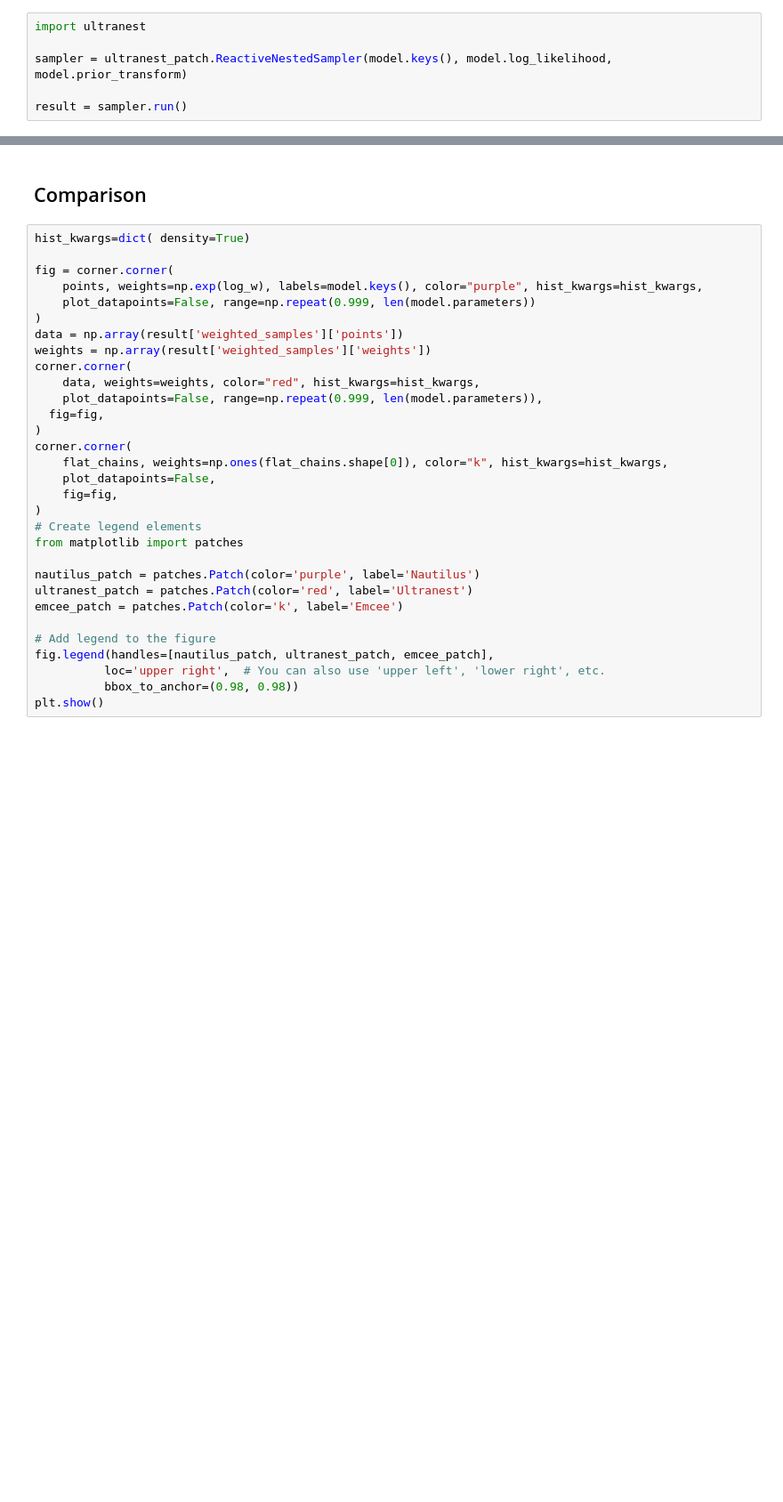
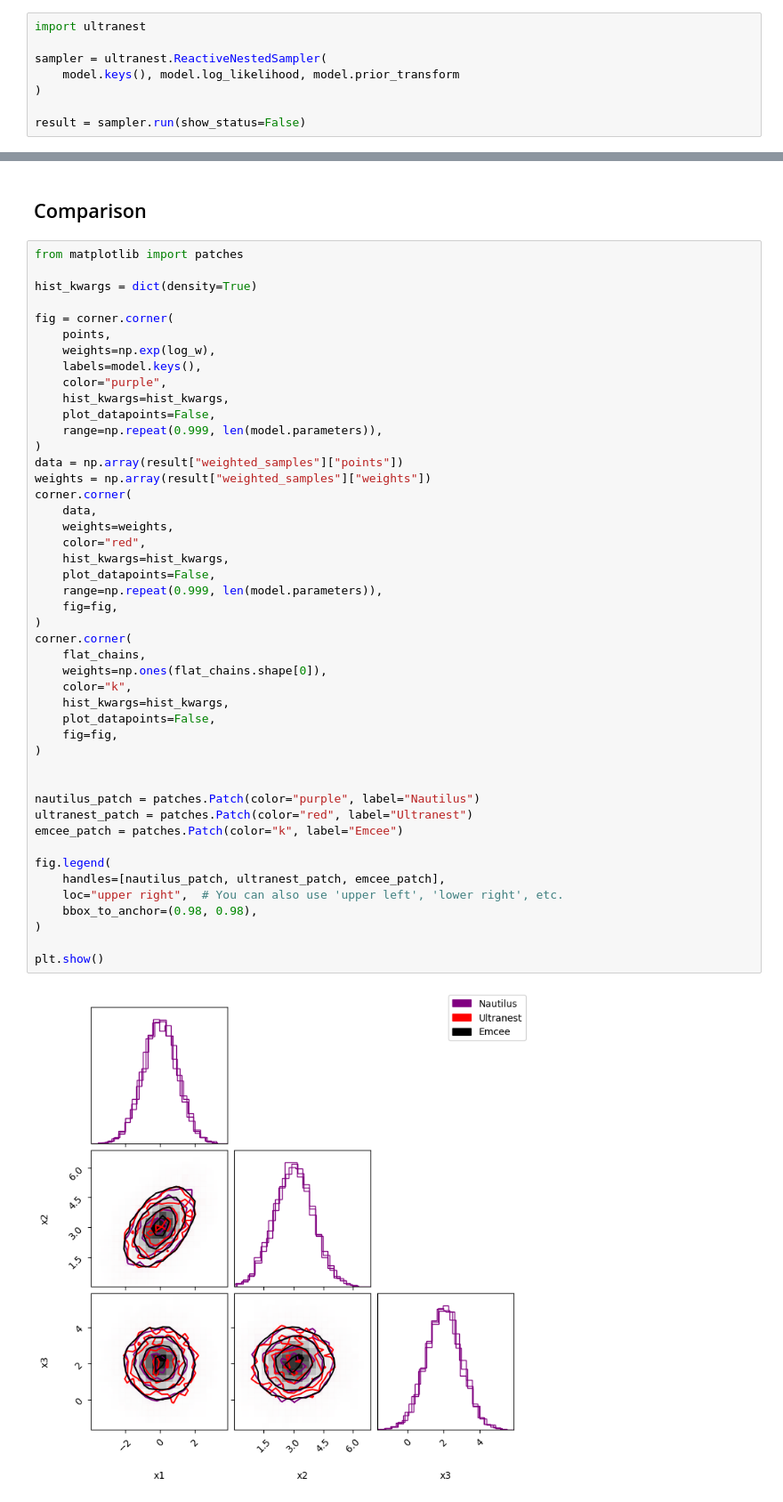
Before and after one commit to vandalt/simple, a Jupyter notebook: docs/tutorials/getting-started.ipynb, the cells around one changed output, grey strips where cells are left out. Shown at 89% size. Saved outputs shown, nothing was run; the diff lists cells and outputs as text; blank space fills up the shorter version.

Commit message:
Rerun docs and fix notebook output
Needed to execute in Jupyterlab for "\r" char to be handled properly

```diff
--- a/docs/tutorials/getting-started.ipynb
+++ b/docs/tutorials/getting-started.ipynb
@@ -163,6 +170,8 @@ Next, let us try and sample the model with Ultranest.
 # %%
 import ultranest
 
-sampler = ultranest_patch.ReactiveNestedSampler(model.keys(), model.log_likelihood, model.prior_transform)
+sampler = ultranest.ReactiveNestedSampler(
+    model.keys(), model.log_likelihood, model.prior_transform
+)
 
-result = sampler.run()
+result = sampler.run(show_status=False)
@@ -191,33 +237,50 @@ plt.show()
 # %% [markdown]
 ## Comparison
 # %%
-hist_kwargs=dict( density=True)
+from matplotlib import patches
+
+hist_kwargs = dict(density=True)
 
 fig = corner.corner(
-    points, weights=np.exp(log_w), labels=model.keys(), color="purple", hist_kwargs=hist_kwargs,
-    plot_datapoints=False, range=np.repeat(0.999, len(model.parameters))
+    points,
+    weights=np.exp(log_w),
+    labels=model.keys(),
+    color="purple",
+    hist_kwargs=hist_kwargs,
+    plot_datapoints=False,
+    range=np.repeat(0.999, len(model.parameters)),
 )
-data = np.array(result['weighted_samples']['points'])
-weights = np.array(result['weighted_samples']['weights'])
+data = np.array(result["weighted_samples"]["points"])
+weights = np.array(result["weighted_samples"]["weights"])
 corner.corner(
-    data, weights=weights, color="red", hist_kwargs=hist_kwargs,
-    plot_datapoints=False, range=np.repeat(0.999, len(model.parameters)),
-  fig=fig,
+    data,
+    weights=weights,
+    color="red",
+    hist_kwargs=hist_kwargs,
+    plot_datapoints=False,
+    range=np.repeat(0.999, len(model.parameters)),
+    fig=fig,
 )
 corner.corner(
-    flat_chains, weights=np.ones(flat_chains.shape[0]), color="k", hist_kwargs=hist_kwargs,
+    flat_chains,
+    weights=np.ones(flat_chains.shape[0]),
+    color="k",
+    hist_kwargs=hist_kwargs,
     plot_datapoints=False,
     fig=fig,
 )
-# Create legend elements
-from matplotlib import patches
 
-nautilus_patch = patches.Patch(color='purple', label='Nautilus')
-ultranest_patch = patches.Patch(color='red', label='Ultranest')
-emcee_patch = patches.Patch(color='k', label='Emcee')
 
-# Add legend to the figure
-fig.legend(handles=[nautilus_patch, ultranest_patch, emcee_patch],
-          loc='upper right',  # You can also use 'upper left', 'lower right', etc.
-          bbox_to_anchor=(0.98, 0.98))
+nautilus_patch = patches.Patch(color="purple", label="Nautilus")
+ultranest_patch = patches.Patch(color="red", label="Ultranest")
+emcee_patch = patches.Patch(color="k", label="Emcee")
+
+fig.legend(
+    handles=[nautilus_patch, ultranest_patch, emcee_patch],
+    loc="upper right",  # You can also use 'upper left', 'lower right', etc.
+    bbox_to_anchor=(0.98, 0.98),
+)
+
 plt.show()
+# %% [output]
+[figure, added]
```
Also changed, not shown: parts of 15 cells of this notebook, 4 other files.
